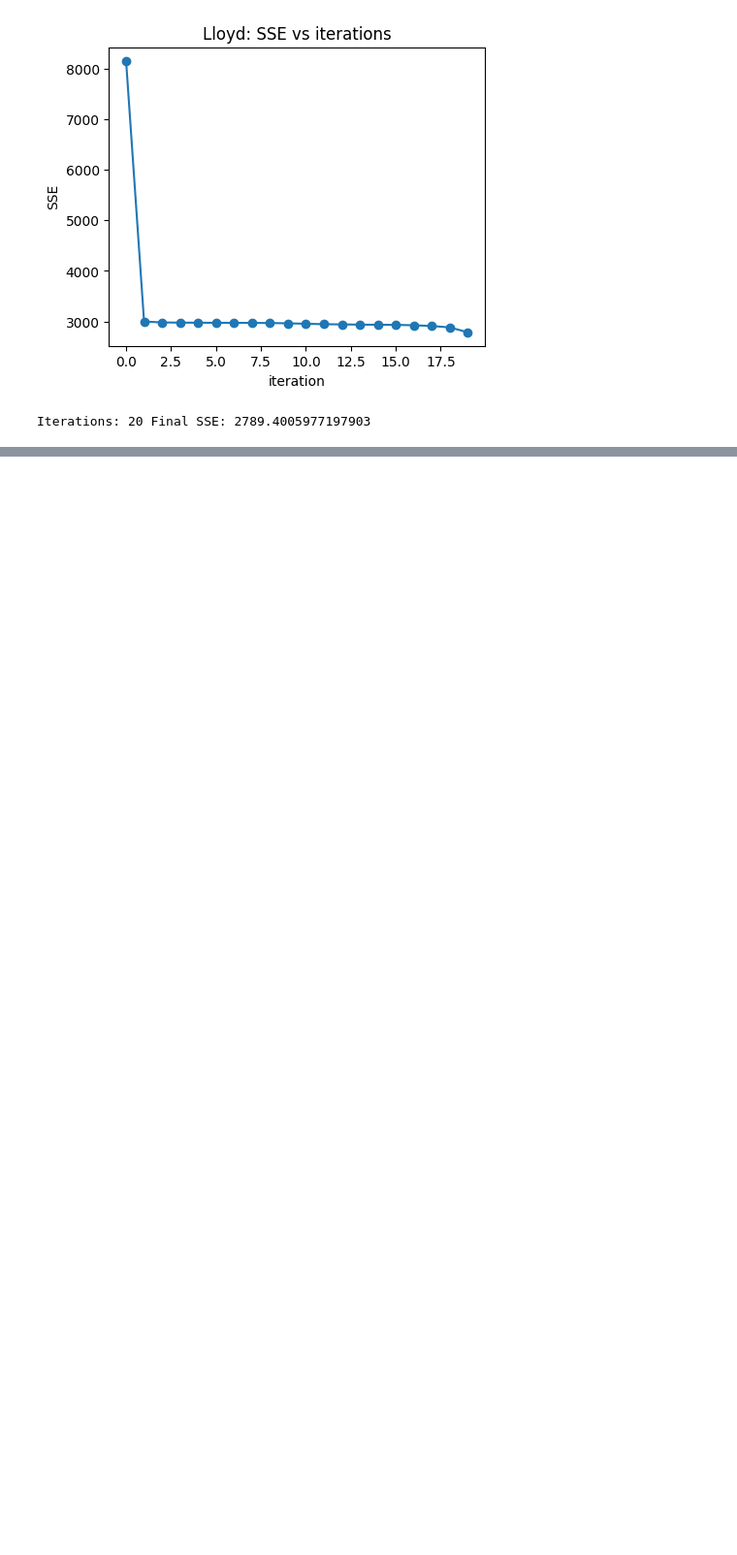
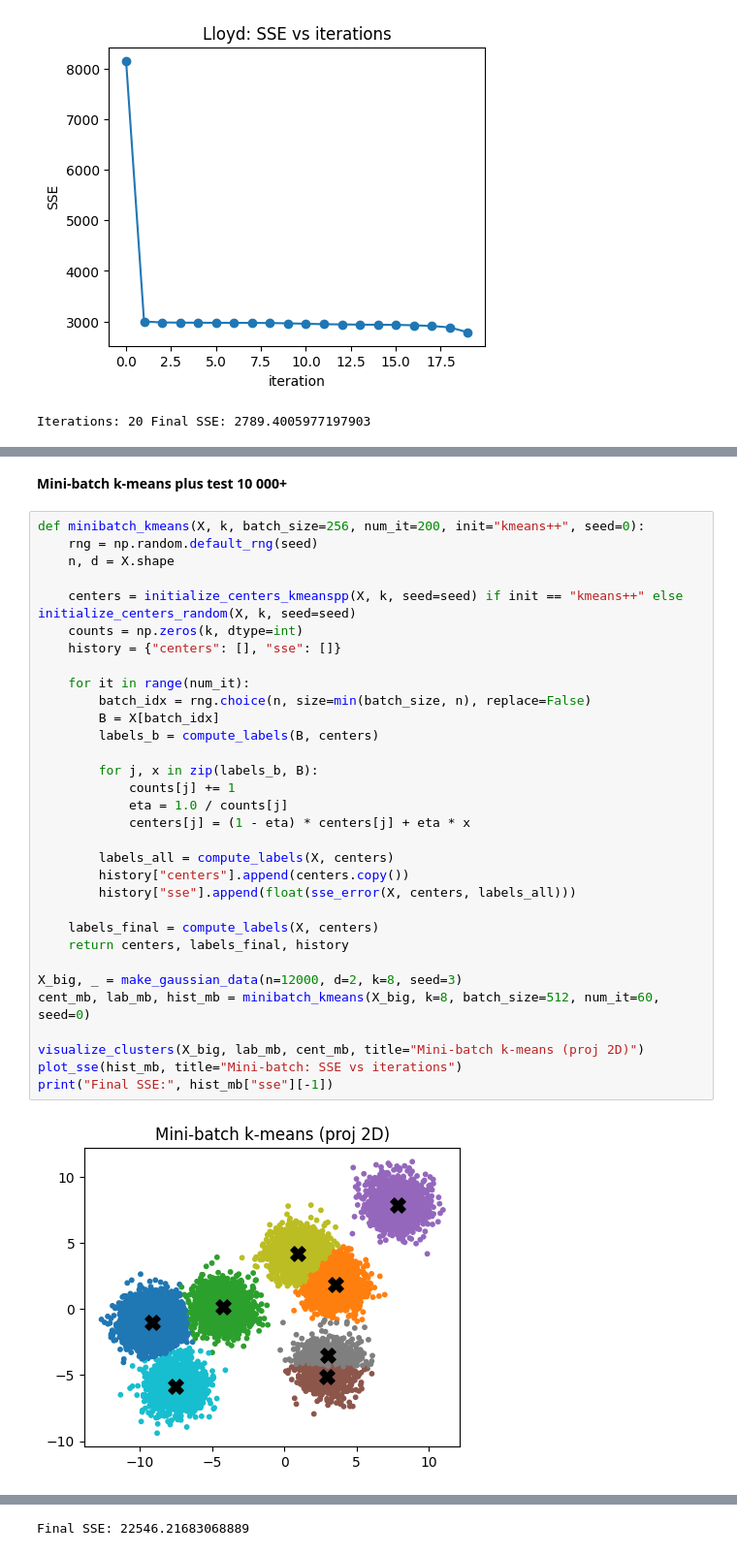
Before and after one commit to Achour04/bigdata-clustering-kmeans, a Jupyter notebook: K-means_from_scratch.ipynb, the cells around one changed output, grey strips where cells are left out. Shown at 97% size. Saved outputs shown, nothing was run; the diff lists cells and outputs as text; blank space fills up the shorter version.

```diff
--- a/K-means_from_scratch.ipynb
+++ b/K-means_from_scratch.ipynb
@@ -134,0 +192,36 @@ Iterations: 20 Final SSE: 2789.4005977197903
+# %% [markdown]
+**Mini‑batch k‑means plus test 10 000+**
+# %%
+def minibatch_kmeans(X, k, batch_size=256, num_it=200, init="kmeans++", seed=0):
+    rng = np.random.default_rng(seed)
+    n, d = X.shape
+
+    centers = initialize_centers_kmeanspp(X, k, seed=seed) if init == "kmeans++" else initialize_centers_random(X, k, seed=seed)
+    counts = np.zeros(k, dtype=int)
+    history = {"centers": [], "sse": []}
+
+    for it in range(num_it):
+        batch_idx = rng.choice(n, size=min(batch_size, n), replace=False)
+        B = X[batch_idx]
+        labels_b = compute_labels(B, centers)
+
+        for j, x in zip(labels_b, B):
+            counts[j] += 1
+            eta = 1.0 / counts[j]
+            centers[j] = (1 - eta) * centers[j] + eta * x
+
+        labels_all = compute_labels(X, centers)
+        history["centers"].append(centers.copy())
+        history["sse"].append(float(sse_error(X, centers, labels_all)))
+
+    labels_final = compute_labels(X, centers)
+    return centers, labels_final, history
+
+X_big, _ = make_gaussian_data(n=12000, d=2, k=8, seed=3)
+cent_mb, lab_mb, hist_mb = minibatch_kmeans(X_big, k=8, batch_size=512, num_it=60, seed=0)
+
+visualize_clusters(X_big, lab_mb, cent_mb, title="Mini-batch k-means (proj 2D)")
+plot_sse(hist_mb, title="Mini-batch: SSE vs iterations")
+print("Final SSE:", hist_mb["sse"][-1])
+# %% [output]
+[figure, added]
@@ -134,0 +229 @@ Iterations: 20 Final SSE: 2789.4005977197903
+Final SSE: 22546.21683068889
```
Also changed, not shown: parts of 5 cells of this notebook.
